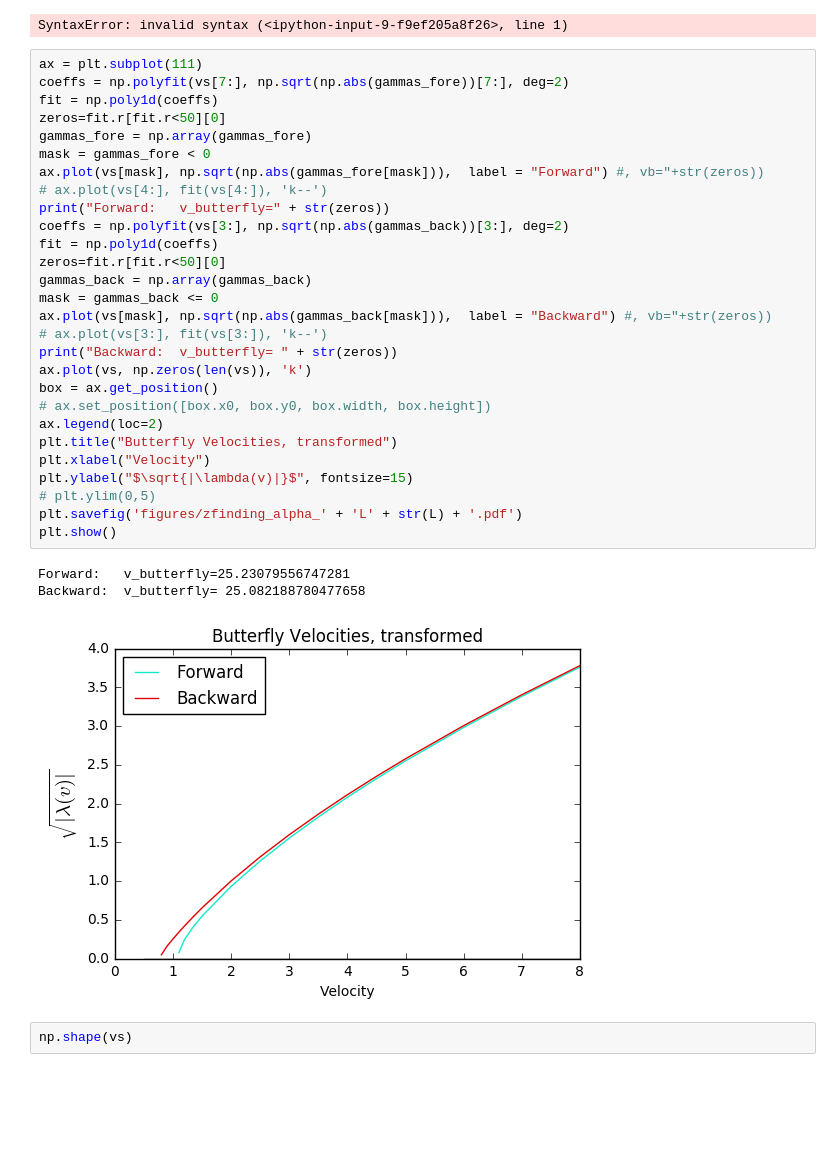
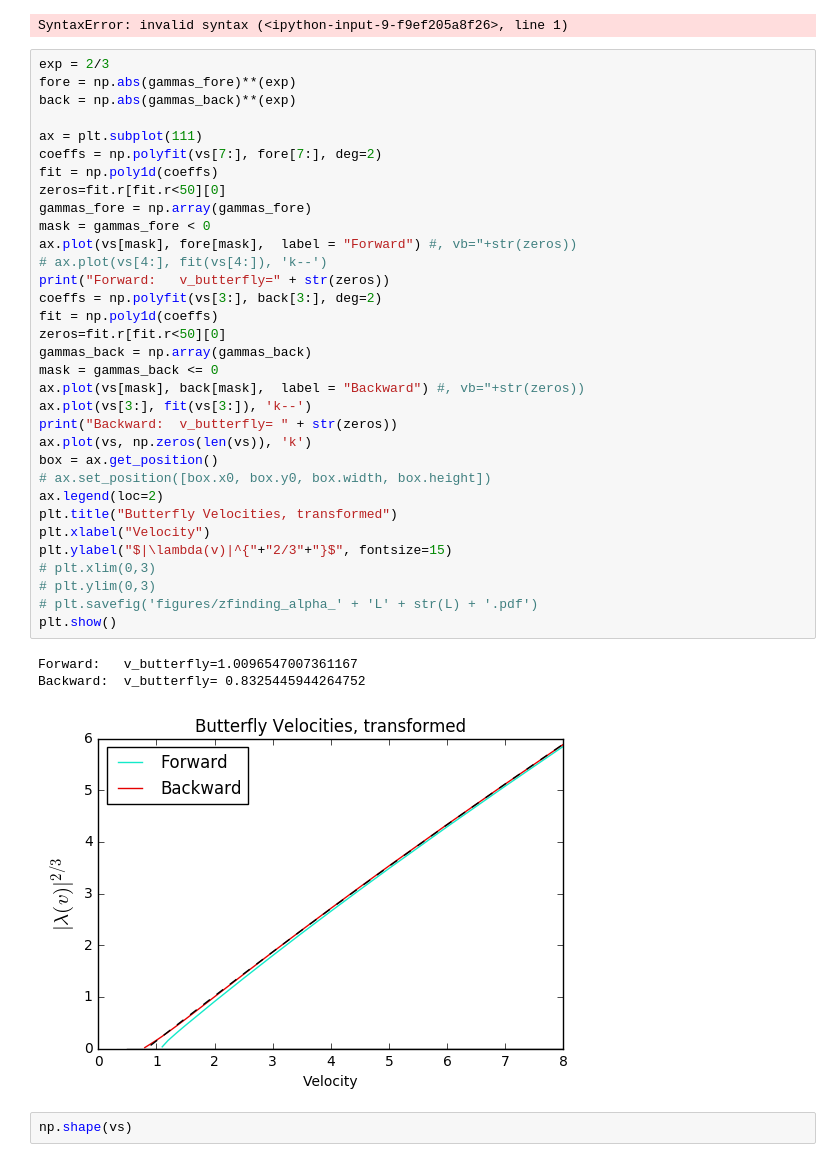
Before and after one commit to cnstahl/Asymmetric, a Jupyter notebook: python/Hamiltonian/Z OTOC vb_s.ipynb, the cells around one changed output. Drawn from its saved outputs; the diff is of its cells as text; blank space fills up the shorter version.

Commit message:
finding alpha

```diff
--- a/python/Hamiltonian/Z OTOC vb_s.ipynb
+++ b/python/Hamiltonian/Z OTOC vb_s.ipynb
@@ -132,37 +132,42 @@ stop here
 # %% [output]
 SyntaxError: invalid syntax (<ipython-input-9-f9ef205a8f26>, line 1)
 # %%
+exp = 2/3
+fore = np.abs(gammas_fore)**(exp)
+back = np.abs(gammas_back)**(exp)
+
 ax = plt.subplot(111)
-coeffs = np.polyfit(vs[7:], np.sqrt(np.abs(gammas_fore))[7:], deg=2)
+coeffs = np.polyfit(vs[7:], fore[7:], deg=2)
 fit = np.poly1d(coeffs)
 zeros=fit.r[fit.r<50][0]
 gammas_fore = np.array(gammas_fore)
 mask = gammas_fore < 0
-ax.plot(vs[mask], np.sqrt(np.abs(gammas_fore[mask])),  label = "Forward") #, vb="+str(zeros))
+ax.plot(vs[mask], fore[mask],  label = "Forward") #, vb="+str(zeros))
 # ax.plot(vs[4:], fit(vs[4:]), 'k--')
 print("Forward:   v_butterfly=" + str(zeros))
-coeffs = np.polyfit(vs[3:], np.sqrt(np.abs(gammas_back))[3:], deg=2)
+coeffs = np.polyfit(vs[3:], back[3:], deg=2)
 fit = np.poly1d(coeffs)
 zeros=fit.r[fit.r<50][0]
 gammas_back = np.array(gammas_back)
 mask = gammas_back <= 0
-ax.plot(vs[mask], np.sqrt(np.abs(gammas_back[mask])),  label = "Backward") #, vb="+str(zeros))
-# ax.plot(vs[3:], fit(vs[3:]), 'k--')
+ax.plot(vs[mask], back[mask],  label = "Backward") #, vb="+str(zeros))
+ax.plot(vs[3:], fit(vs[3:]), 'k--')
 print("Backward:  v_butterfly= " + str(zeros))
 ax.plot(vs, np.zeros(len(vs)), 'k')
 box = ax.get_position()
 # ax.set_position([box.x0, box.y0, box.width, box.height])
 ax.legend(loc=2)
 plt.title("Butterfly Velocities, transformed")
 plt.xlabel("Velocity")
-plt.ylabel("$\sqrt{|\lambda(v)|}$", fontsize=15)
-# plt.ylim(0,5)
-plt.savefig('figures/zfinding_alpha_' + 'L' + str(L) + '.pdf')
+plt.ylabel("$|\lambda(v)|^{"+"2/3"+"}$", fontsize=15)
+# plt.xlim(0,3)
+# plt.ylim(0,3)
+# plt.savefig('figures/zfinding_alpha_' + 'L' + str(L) + '.pdf')
 plt.show()
 # %% [output]
-Forward:   v_butterfly=25.23079556747281
-Backward:  v_butterfly= 25.082188780477658
+Forward:   v_butterfly=1.0096547007361167
+Backward:  v_butterfly= 0.8325445944264752
-[figure, old version]
+[figure, new version]
 # %%
 np.shape(vs)
 # %%
```
Also changed, not shown: parts of 2 cells of this notebook, 1 other file.
